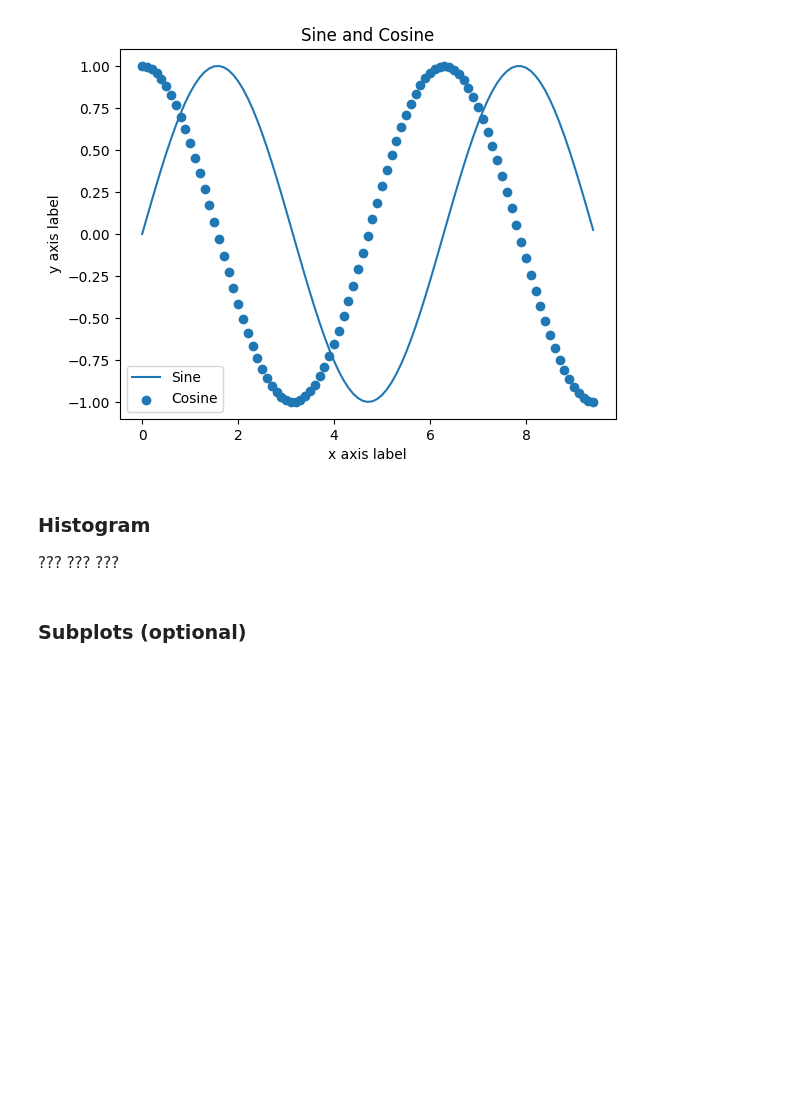
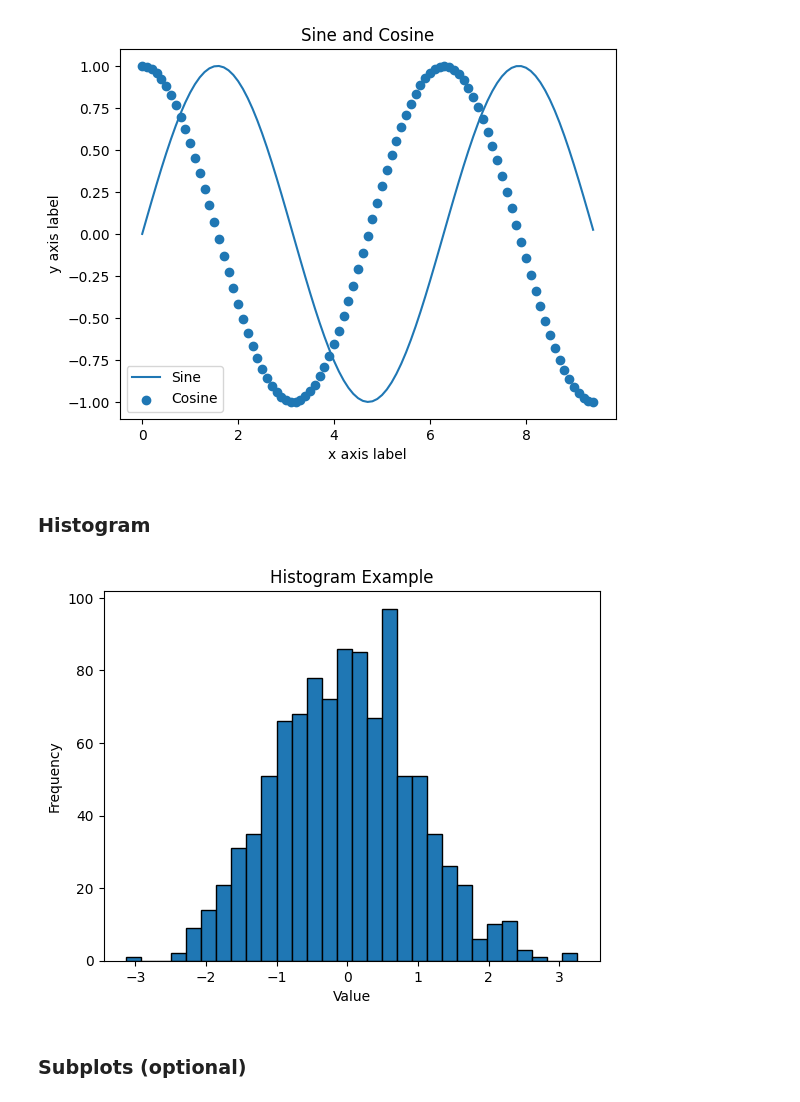
Before and after one commit to kamrik/PyData2024, a Jupyter notebook: 3-Numpy/lab3_Reading.ipynb, the cells around one changed output. Saved outputs shown, nothing was run; the diff lists cells and outputs as text; code cells hidden in the pictures; blank space fills up the shorter version.

Commit message:
histogram added

```diff
--- a/3-Numpy/lab3_Reading.ipynb
+++ b/3-Numpy/lab3_Reading.ipynb
@@ -324,10 +324,27 @@ plt.legend(['Sine', 'Cosine'])
 [figure]
 # %% [markdown]
 ### Histogram
-
-???
-???
-???
+# %%
+import matplotlib.pyplot as plt
+import numpy as np
+
+# Generate some random data
+data = np.random.randn(1000)
+# Note: numpy.random.randn generates samples from the normal distribution,
+# while numpy.random.rand from a uniform distribution (in the range [0,1)).
+
+# Create the histogram
+plt.hist(data, bins=30, edgecolor='black')
+
+# Add titles and labels
+plt.title('Histogram Example')
+plt.xlabel('Value')
+plt.ylabel('Frequency')
+
+# Display the plot
+plt.show()
+# %% [output]
+[figure, added]
 # %% [markdown]
 ### Subplots (optional)
 # %%
```
Also changed, not shown: parts of 2 cells of this notebook.
